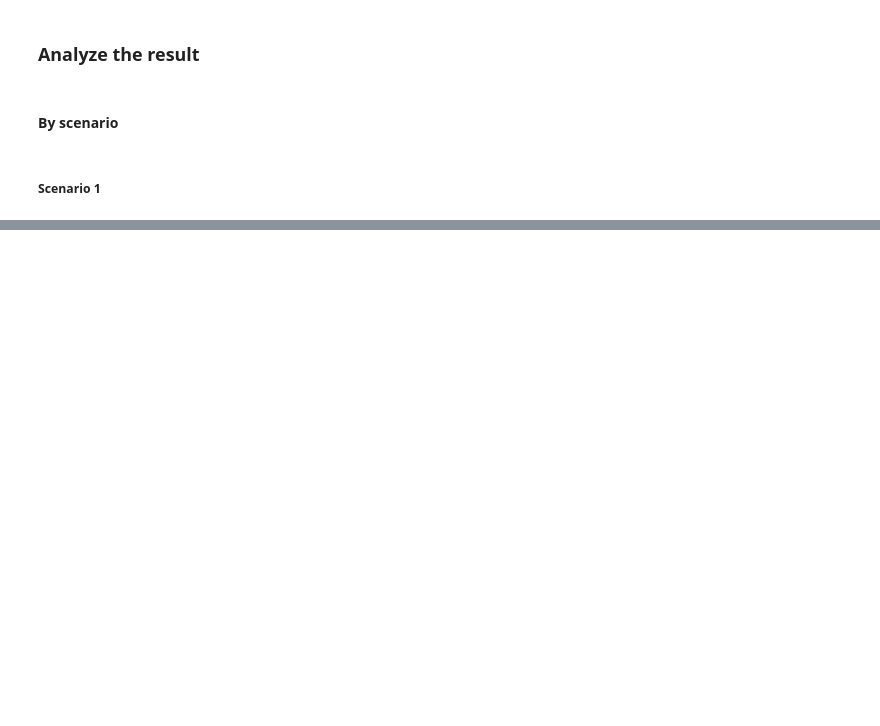
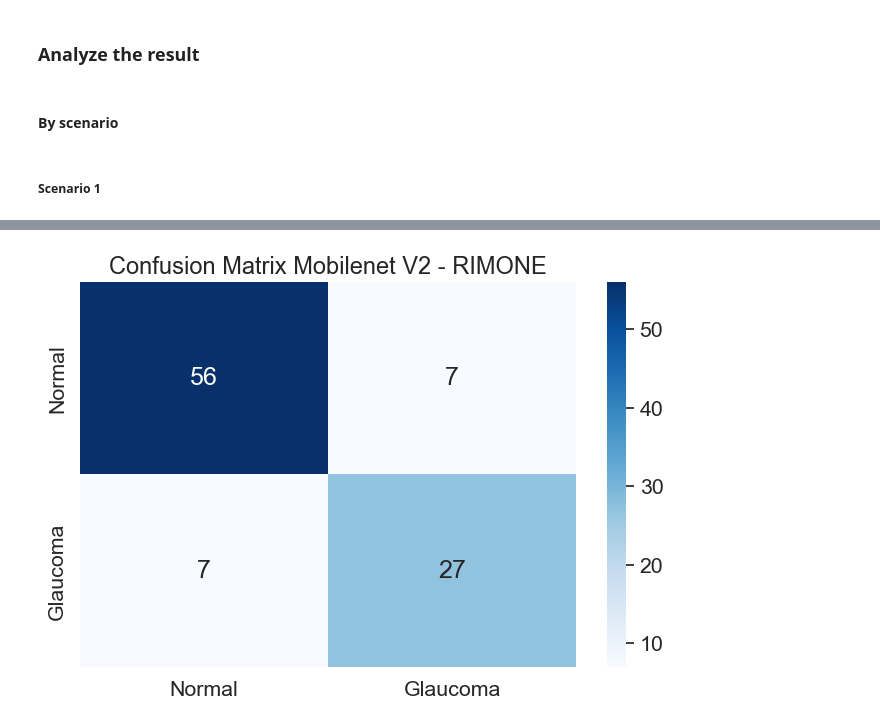
Before and after one commit to Bugi-Sulistiyo/Comparing-EfficientNet-and-MobileNet-on-Glaucoma-Detection, a Jupyter notebook: main/scripts/c. modeling/3. result_handling.ipynb, the cells around one changed output, grey strips where cells are left out. Saved outputs shown, nothing was run; the diff lists cells and outputs as text; code cells hidden in the pictures; blank space fills up the shorter version.

```diff
--- a/main/scripts/c. modeling/3. result_handling.ipynb
+++ b/main/scripts/c. modeling/3. result_handling.ipynb
@@ -88,0 +185,12 @@ s1_result_sumarize
+# %%
+# the general result
+s3_result = result_final.groupby(by='scenario').get_group('scenario_3')
+
+s3_result.drop(columns=['scenario', 'loss', 'sensitivity'], inplace=True)
+s3_result.sort_values(by=['auc', 'f1_score', 'accuracy', 'precision'], ascending=False, inplace=True, ignore_index=True)
+
+s3_result.to_csv(os.path.join(path_storage,
+                            's3_general_result.csv'),
+                index=False)
+
+s3_result.head(5)
@@ -88,0 +204,9 @@ s1_result_sumarize
+# %%
+# visualize the confusion matrix of s1 general best
+modeling.confusion_matrix_plot_highest(result=s3_result,
+                                        place=0,
+                                        model_name='Mobilenet V2 - RIMONE',
+                                        path_dest=path_storage,
+                                        file_name='s3_general_best')
+# %% [output]
+[figure, added]
```
Also changed, not shown: parts of 26 cells of this notebook.
